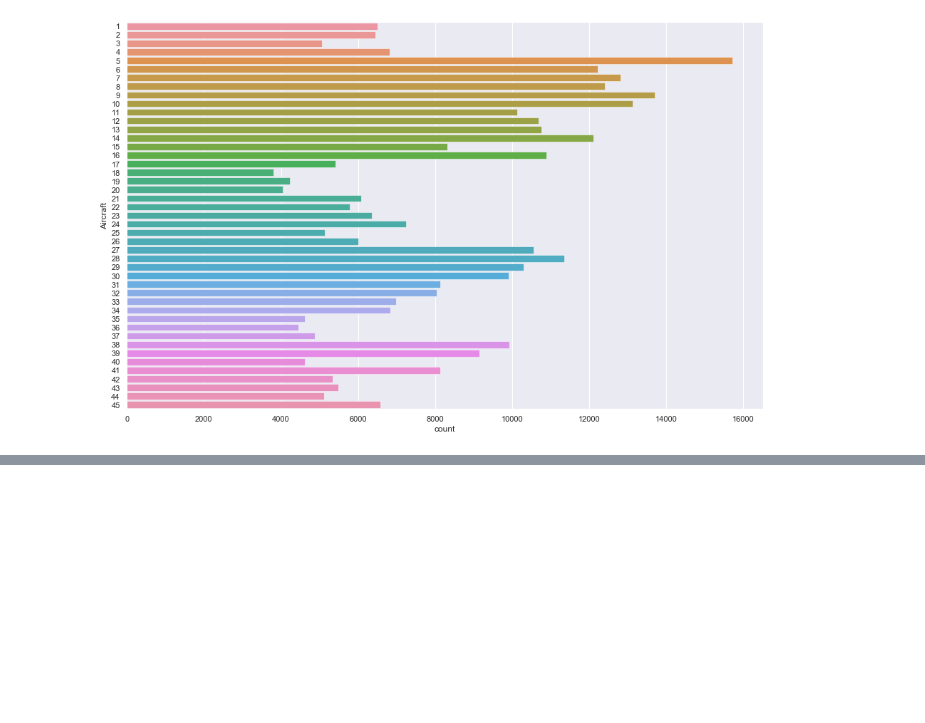
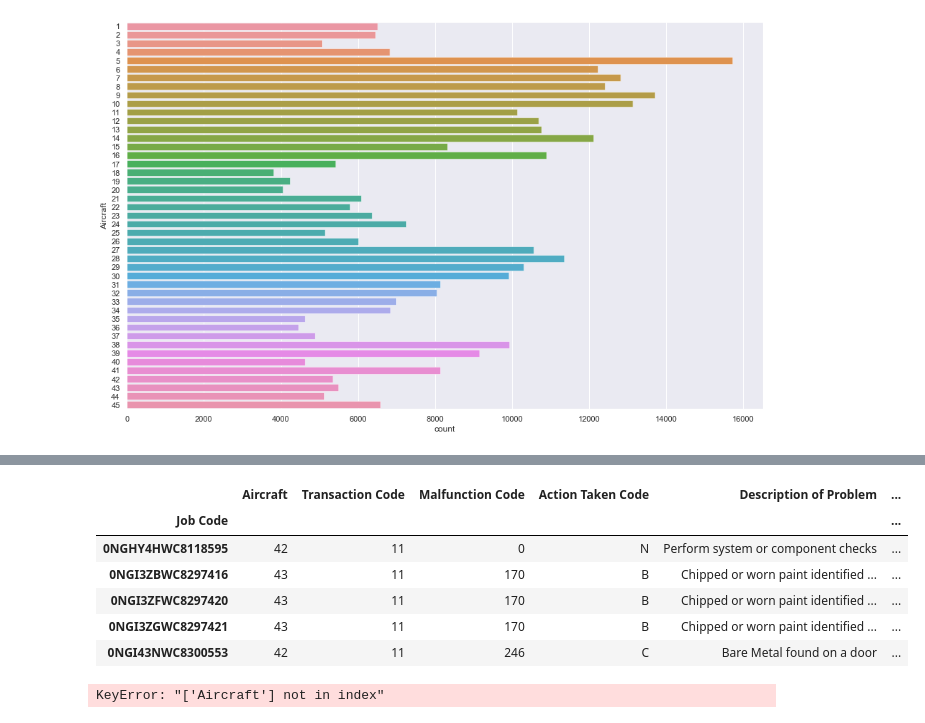
Before and after one commit to Martydude15/Proj-J, a Jupyter notebook: Playground.ipynb, the cells around one changed output, grey strips where cells are left out. Cells and saved outputs as stored; diff of their text form; code cells hidden in the pictures; blank space fills up the shorter version.

```diff
--- a/Playground.ipynb
+++ b/Playground.ipynb
@@ -7,11 +8,32 @@ from datetime import datetime
 # %%
-maf_data = pd.read_csv("HtM_MAF Data_Final.csv")
+maf_data = pd.read_csv("HtM_MAF Data_Final.csv", index_col=0)#,
+                       #dtype = {'Transaction Code': str,
+                       #          'Aircraft': 'category',
+                       #          'Transaction Code': 'category',
+                       #          'Malfunction Code': 'category',
+                       #          'Action Taken Code': 'category'})
 
-msp_data = pd.read_csv('HTM_MSP_Final.csv',
-                      header = 0,
+msp_data = pd.read_csv('HTM_MSP_Final.csv', index_col=0,
+                     header = 0,
                      names = ['Aircraft', 'Squadron', 'Lot', 'MSP', 'ZULU_Time', 'Flight_Mode'],
                      dtype = {'Aircraft': 'category',
                              'Squadron': 'category',
                              'Lot': 'category',
                              'MSP': 'category',
                              'Flight_Mode': 'category'})
+# %%
+maf_data.dropna(how = 'all', inplace=True)
+
+maf_data['Corrosion'] = maf_data['Corrosion'] == 'Yes'
+
+maf_data['Bare Metal'] = maf_data['Bare Metal'] == 'Yes'
+
+maf_data['Corrosion Prevention Treatment'] = maf_data['Corrosion Prevention Treatment'] == 'Yes'
+
+maf_data['Routine Maintenance'] = maf_data['Routine Maintenance'] == 'Yes'
+
+maf_data['Unscheduled Maintenance'] = maf_data['Unscheduled Maintenance'] == 'Yes'
+
+maf_data['Mission-Related Maintenance'] = maf_data['Mission-Related Maintenance'] == 'Yes'
+
+maf_data['Failure'] = maf_data['Failure'] == 'Yes'
@@ -99,6 +154,3 @@ ax = sns.countplot(y="Aircraft",linewidth = 0.5 , data = maf_data)
 # %%
-#corrosion_actions = maf_data[maf_data['Corrosion']| maf_data['Bare Metal'] | maf_data['Corrosion Prevention Treatment']]
-maf_data['Received Date'] = pd.to_datetime(maf_data['Received Date'])
-maf_data['Completion Date'] = pd.to_datetime(maf_data['Completion Date'])
-corrosion_actions = maf_data.loc[0:,['Corrosion', 'Bare Metal' , 'Corrosion Prevention Treatment', 'Received Date', 'Completion Date','Aircraft']]
-corrosion_actions.head(13)
+corrosion_actions = maf_data[maf_data['Corrosion']| maf_data['Bare Metal'] | maf_data['Corrosion Prevention Treatment']]
+#corrosion_actions = maf_data.loc[:,['Job Code', 'Corrosion', 'Bare Metal' , 'Corrosion Prevention Treatment', 'Received Date', 'Completion Date','Aircraft']]
@@ -161,3 +198,26 @@ combined_data = corrosion_actions.merge(msp_data[['Aircraft', 'action_year', 'MS
+# %%
+corrosion_actions.head()
+# %% [output]
+|  | Aircraft | Transaction Code | Malfunction Code | Action Taken Code | Description of Problem | ... |
+| Job Code |  |  |  |  |  | ... |
+| 0NGHY4HWC8118595 | 42 | 11 | 0 | N | Perform system or component checks | ... |
+| 0NGI3ZBWC8297416 | 43 | 11 | 170 | B | Chipped or worn paint identified ... | ... |
+| 0NGI3ZFWC8297420 | 43 | 11 | 170 | B | Chipped or worn paint identified ... | ... |
+| 0NGI3ZGWC8297421 | 43 | 11 | 170 | B | Chipped or worn paint identified ... | ... |
+| 0NGI43NWC8300553 | 42 | 11 | 246 | C | Bare Metal found on a door | ... |
+# %%
+combined_data = corrosion_actions.merge(msp_data[['Aircraft', 'action_year', 'MSP', 'Flight_Mode', 'Fault Date']],how='left',  on =['Aircraft', 'action_year'])
+
+#combined_data = corrosion_actions.merge(msp_data[['Aircraft']],how='left',  on = ['Aircraft', 'action_year'])
+#combined_data = corrosion_actions.merge(msp_data[['action_year']],how='left',  on = ['Aircraft', 'action_year'])
+
+#combined_data = corrosion_actions.merge(msp_data[['Fault Date']],how='left',  on = ['action_year'])
+#combined_data['Fault Date'] = pd.to_datetime(msp_data['ZULU_Time'].str.split(" ", n = 2, expand = True)[1])
+
+corrosion_actions['Fault Date'] = msp_data['Fault Date']
+combined_data['Fault Date'] = msp_data['Fault Date']
+# %% [output]
+KeyError: "['Aircraft'] not in index"
 # %%
 combined_data['before_window'] = combined_data['Completion Date'] - pd.DateOffset(months = 1)
 
```
Also changed, not shown: parts of 33 cells of this notebook, 1 other file.
